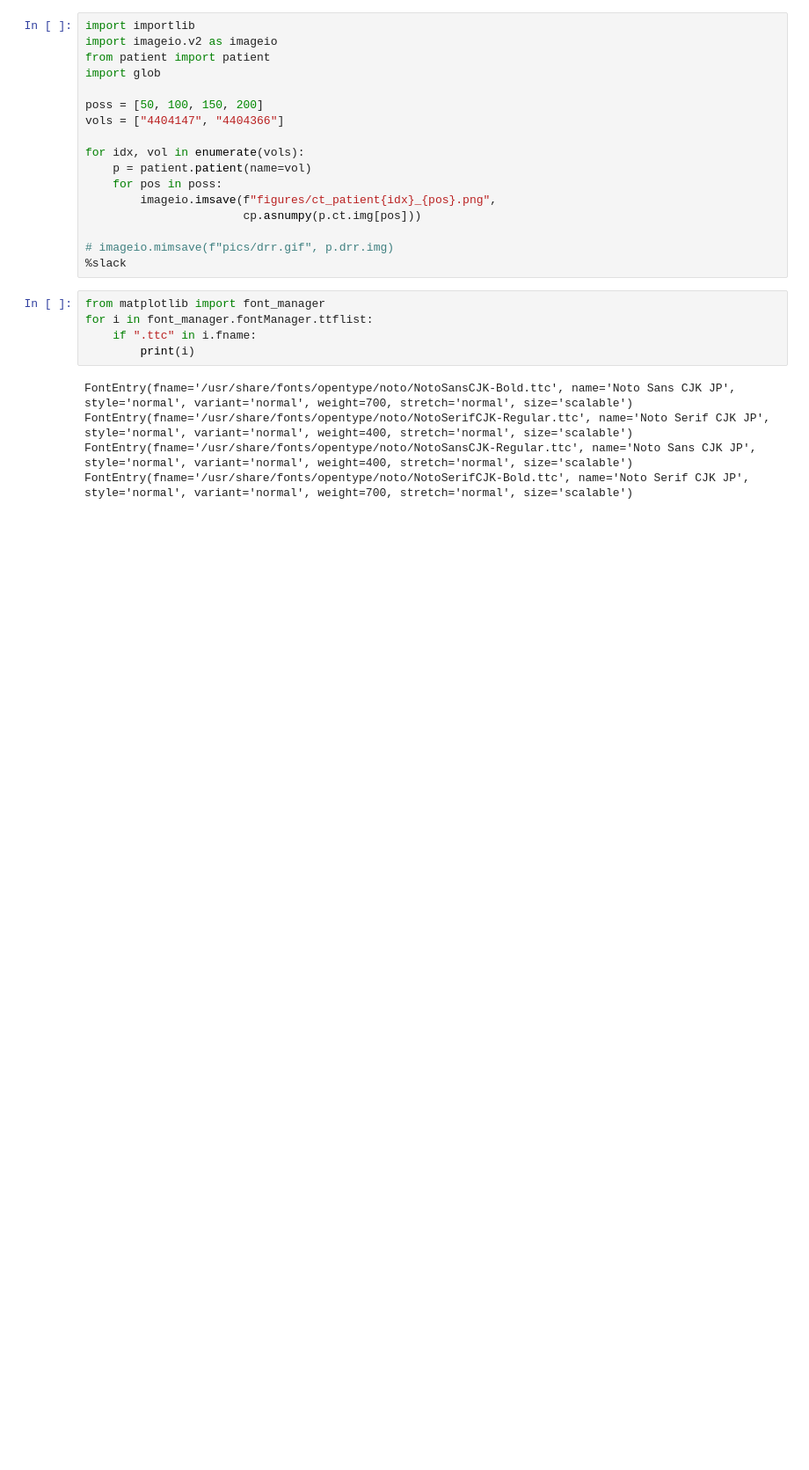
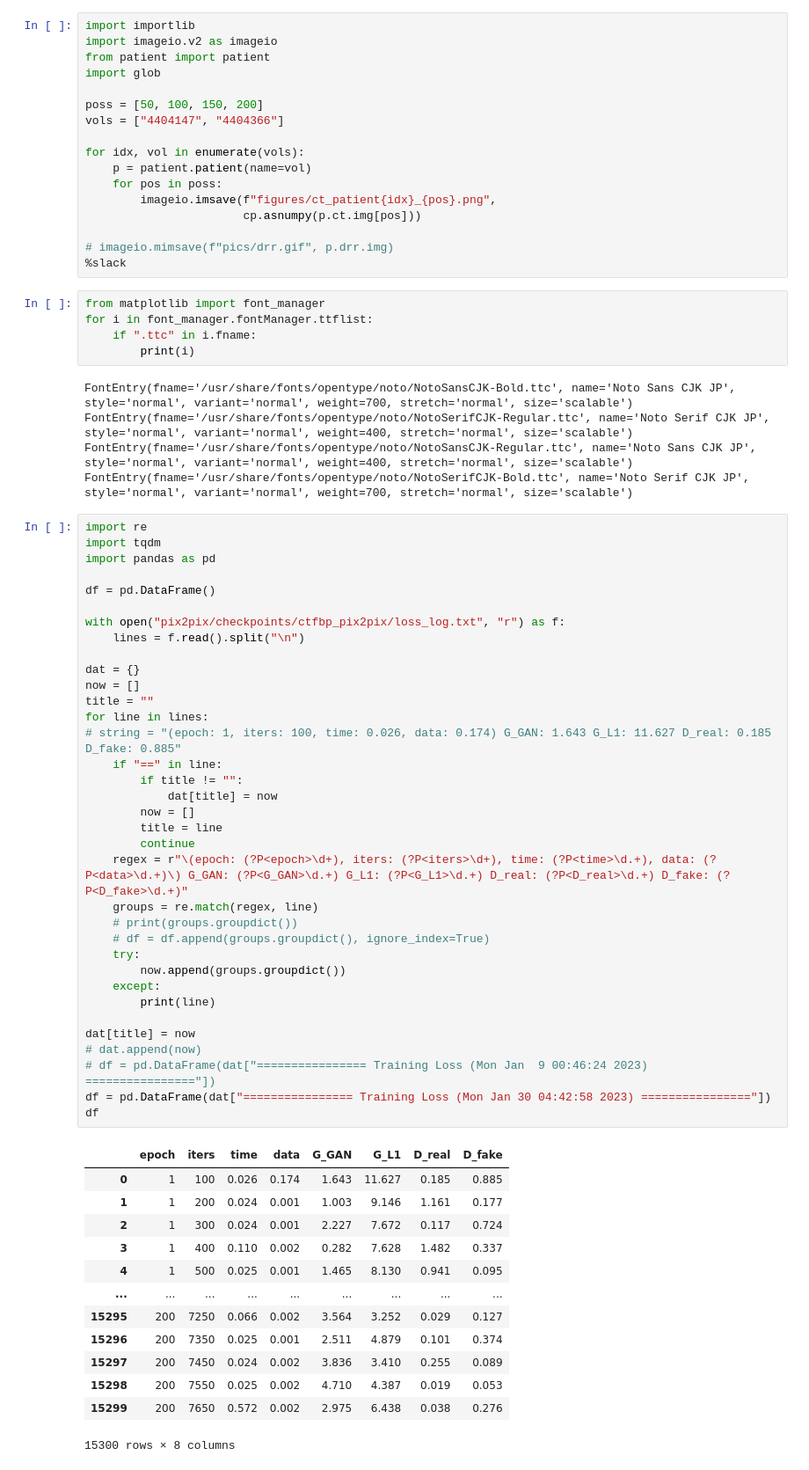
Before and after one commit to massanf/research2022, a Jupyter notebook: figures.ipynb, the cells around one changed output. Shown: that part at 88% size. Cells and saved outputs as stored; diff of their text form; blank space fills up the shorter version.

```diff
--- a/figures.ipynb
+++ b/figures.ipynb
@@ -170,3 +201,52 @@ FontEntry(fname='/usr/share/fonts/opentype/noto/NotoSansCJK-Bold.ttc', name='Not
 FontEntry(fname='/usr/share/fonts/opentype/noto/NotoSerifCJK-Regular.ttc', name='Noto Serif CJK JP', style='normal', variant='normal', weight=400, stretch='normal', size='scalable')
 FontEntry(fname='/usr/share/fonts/opentype/noto/NotoSansCJK-Regular.ttc', name='Noto Sans CJK JP', style='normal', variant='normal', weight=400, stretch='normal', size='scalable')
 FontEntry(fname='/usr/share/fonts/opentype/noto/NotoSerifCJK-Bold.ttc', name='Noto Serif CJK JP', style='normal', variant='normal', weight=700, stretch='normal', size='scalable')
+# %%
+import re
+import tqdm
+import pandas as pd
+
+df = pd.DataFrame()
+
+with open("pix2pix/checkpoints/ctfbp_pix2pix/loss_log.txt", "r") as f:
+    lines = f.read().split("\n")
+
+dat = {}
+now = []
+title = ""
+for line in lines:
+# string = "(epoch: 1, iters: 100, time: 0.026, data: 0.174) G_GAN: 1.643 G_L1: 11.627 D_real: 0.185 D_fake: 0.885"
+    if "==" in line:
+        if title != "":
+            dat[title] = now
+        now = []
+        title = line
+        continue
+    regex = r"\(epoch: (?P<epoch>\d+), iters: (?P<iters>\d+), time: (?P<time>\d.+), data: (?P<data>\d.+)\) G_GAN: (?P<G_GAN>\d.+) G_L1: (?P<G_L1>\d.+) D_real: (?P<D_real>\d.+) D_fake: (?P<D_fake>\d.+)"
+    groups = re.match(regex, line)
+    # print(groups.groupdict())
+    # df = df.append(groups.groupdict(), ignore_index=True)
+    try:
+        now.append(groups.groupdict())
+    except:
+        print(line)
+
+dat[title] = now
+# dat.append(now)
+# df = pd.DataFrame(dat["================ Training Loss (Mon Jan  9 00:46:24 2023) ================"])
+df = pd.DataFrame(dat["================ Training Loss (Mon Jan 30 04:42:58 2023) ================"])
+df
+# %% [output]
+|  | epoch | iters | time | data | G_GAN | G_L1 | D_real | D_fake |
+| 0 | 1 | 100 | 0.026 | 0.174 | 1.643 | 11.627 | 0.185 | 0.885 |
+| 1 | 1 | 200 | 0.024 | 0.001 | 1.003 | 9.146 | 1.161 | 0.177 |
+| 2 | 1 | 300 | 0.024 | 0.001 | 2.227 | 7.672 | 0.117 | 0.724 |
+| 3 | 1 | 400 | 0.110 | 0.002 | 0.282 | 7.628 | 1.482 | 0.337 |
+| 4 | 1 | 500 | 0.025 | 0.001 | 1.465 | 8.130 | 0.941 | 0.095 |
+| ... | ... | ... | ... | ... | ... | ... | ... | ... |
+| 15295 | 200 | 7250 | 0.066 | 0.002 | 3.564 | 3.252 | 0.029 | 0.127 |
+| 15296 | 200 | 7350 | 0.025 | 0.001 | 2.511 | 4.879 | 0.101 | 0.374 |
+| 15297 | 200 | 7450 | 0.024 | 0.002 | 3.836 | 3.410 | 0.255 | 0.089 |
+| 15298 | 200 | 7550 | 0.025 | 0.002 | 4.710 | 4.387 | 0.019 | 0.053 |
+| 15299 | 200 | 7650 | 0.572 | 0.002 | 2.975 | 6.438 | 0.038 | 0.276 |
+15300 rows × 8 columns
```
Also changed, not shown: parts of 5 cells of this notebook, 2 other files.
